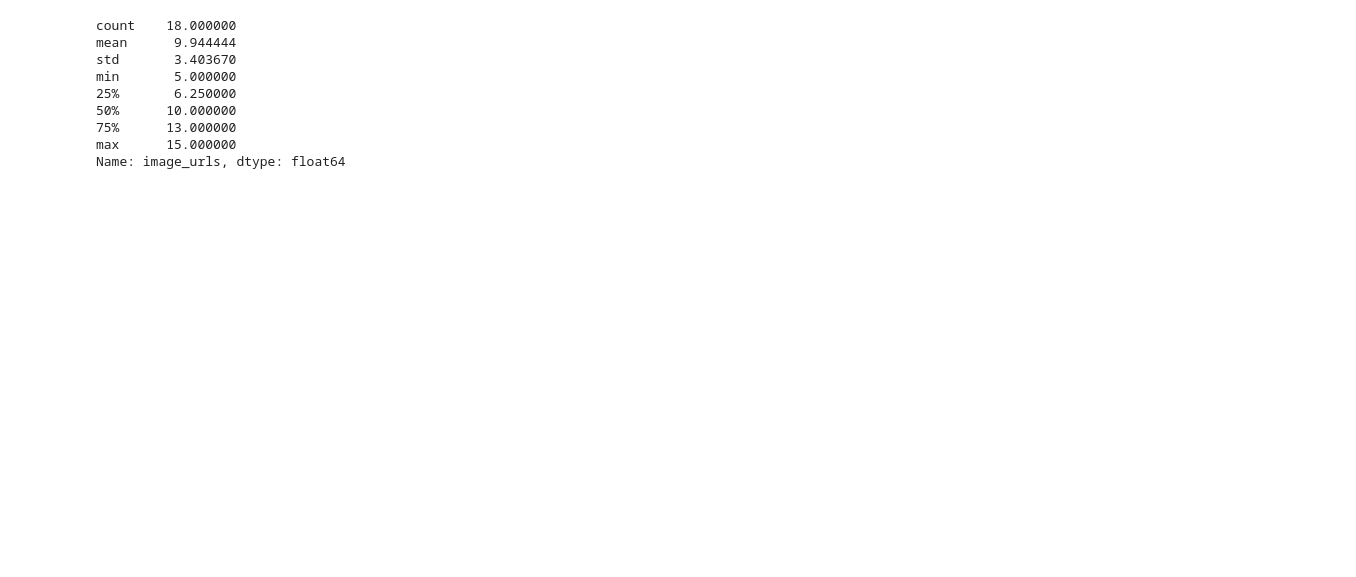
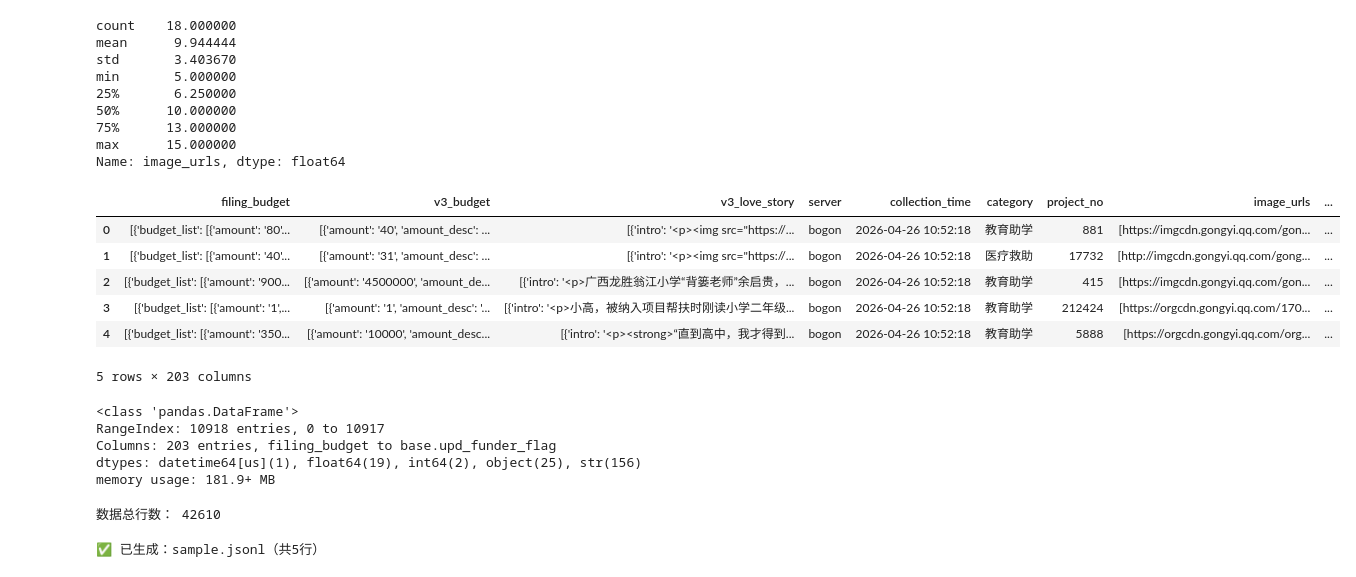
Before and after one commit to chendongyu0125/tencent_lejuan_20260423, a Jupyter notebook: data_analysis.ipynb, the cells around one changed output. Drawn from its saved outputs; the diff is of its cells as text; code cells hidden in the pictures; blank space fills up the shorter version.

```diff
--- a/data_analysis.ipynb
+++ b/data_analysis.ipynb
@@ -32,3 +32,47 @@ min       5.000000
 75%      13.000000
 max      15.000000
 Name: image_urls, dtype: float64
+# %%
+import pandas as pd
+df = pd.read_json('lejuandetails.jsonl', lines=True)
+df = pd.json_normalize(df.to_dict(orient='records'))
+df.head()
+# %% [output]
+|  | filing_budget | v3_budget | v3_love_story | server | collection_time | category | project_no | image_urls | ... |
+| 0 | [{'budget_list': [{'amount': '80'... | [{'amount': '40', 'amount_desc': ... | [{'intro': '<p><img src="https://... | bogon | 2026-04-26 10:52:18 | 教育助学 | 881 | [https://imgcdn.gongyi.qq.com/gon... | ... |
+| 1 | [{'budget_list': [{'amount': '40'... | [{'amount': '31', 'amount_desc': ... | [{'intro': '<p><img src="https://... | bogon | 2026-04-26 10:52:18 | 医疗救助 | 17732 | [http://imgcdn.gongyi.qq.com/gong... | ... |
+| 2 | [{'budget_list': [{'amount': '900... | [{'amount': '4500000', 'amount_de... | [{'intro': '<p>广西龙胜翁江小学“背篓老师”余启贵，... | bogon | 2026-04-26 10:52:18 | 教育助学 | 415 | [https://imgcdn.gongyi.qq.com/gon... | ... |
+| 3 | [{'budget_list': [{'amount': '1',... | [{'amount': '1', 'amount_desc': '... | [{'intro': '<p>小高，被纳入项目帮扶时刚读小学二年级... | bogon | 2026-04-26 10:52:18 | 教育助学 | 212424 | [https://orgcdn.gongyi.qq.com/170... | ... |
+| 4 | [{'budget_list': [{'amount': '350... | [{'amount': '10000', 'amount_desc... | [{'intro': '<p><strong>“直到高中，我才得到... | bogon | 2026-04-26 10:52:18 | 教育助学 | 5888 | [https://orgcdn.gongyi.qq.com/org... | ... |
+5 rows × 203 columns
+# %%
+df.info()
+# %% [output]
+<class 'pandas.DataFrame'>
+RangeIndex: 10918 entries, 0 to 10917
+Columns: 203 entries, filing_budget to base.upd_funder_flag
+dtypes: datetime64[us](1), float64(19), int64(2), object(25), str(156)
+memory usage: 181.9+ MB
+# %%
+# 直接统计文件行数
+file = "/Users/chendongyu/Library/CloudStorage/OneDrive-StPaulinusCatholicPrimarySchool/lejuan_data_20260423/lejuan_details.jsonl"
+with open(file, 'r', encoding='utf-8') as f:
+    line_count = sum(1 for line in f if line.strip())
+
+print("数据总行数：", line_count)
+# %% [output]
+数据总行数： 42610
+# %%
+with open(file, "r", encoding="utf-8") as f, \
+     open("sample.jsonl", "w", encoding="utf-8") as out:
+
+    # 只读取前 5 行
+    for i, line in enumerate(f):
+        if i < 5:
+            out.write(line)
+        else:
+            break
+
+print("✅ 已生成：sample.jsonl（共5行）")
+# %% [output]
+✅ 已生成：sample.jsonl（共5行）
```
Also changed, not shown: parts of 2 cells of this notebook, 8 other files.
